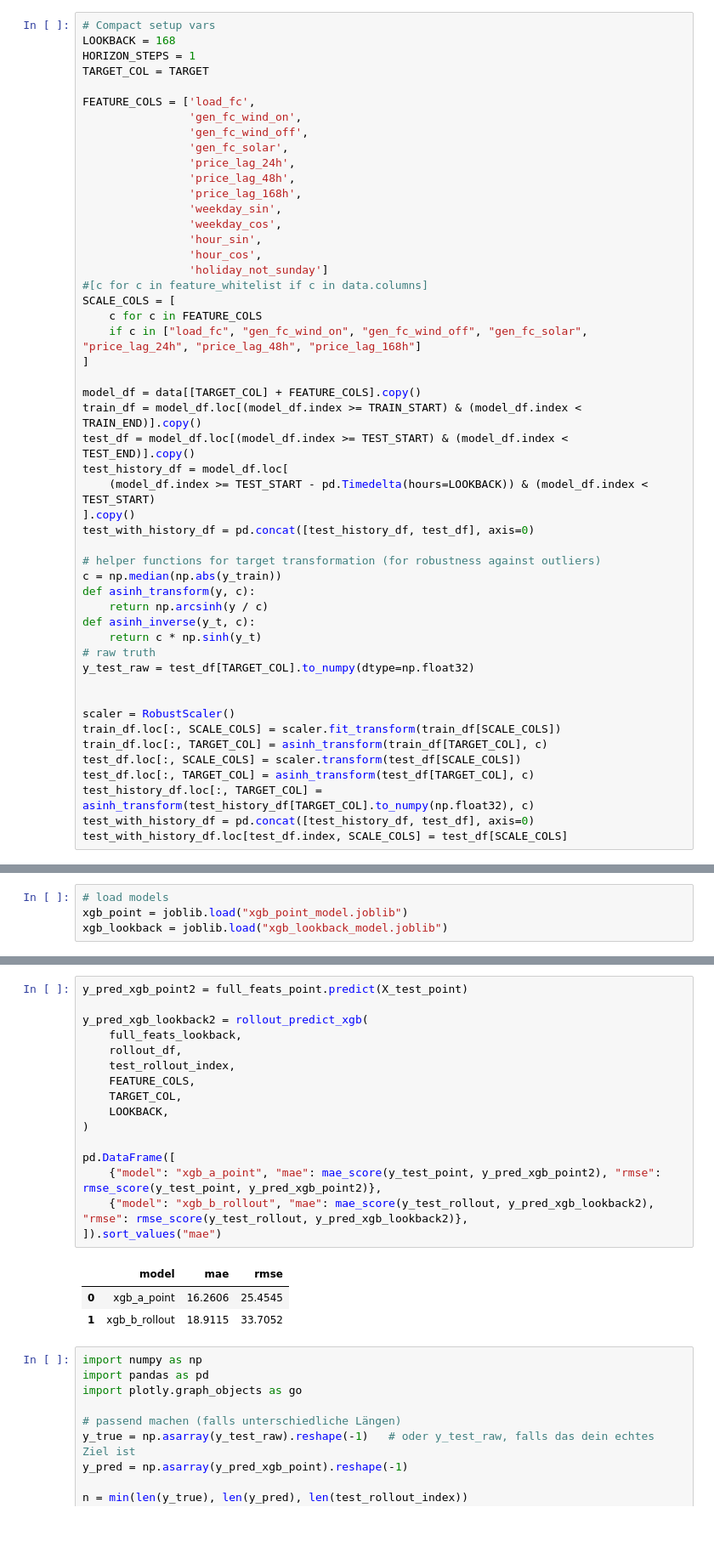
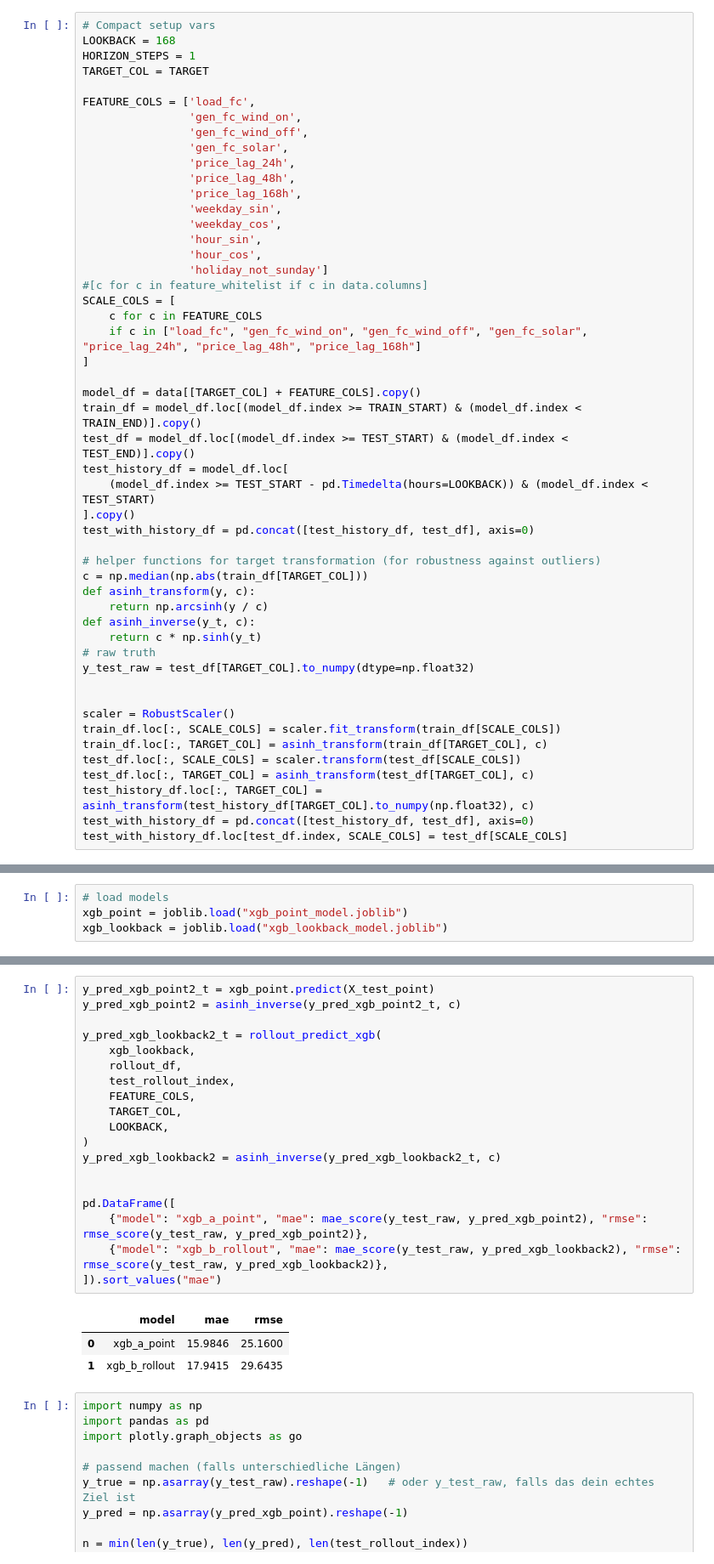
Before and after one commit to ds24m048/masters-thesis, a Jupyter notebook: price-forecast.ipynb, the cells around one changed output, grey strips where cells are left out. Shown at 85% size. Drawn from its saved outputs; the diff is of its cells as text; blank space fills up the shorter version.

```diff
--- a/price-forecast.ipynb
+++ b/price-forecast.ipynb
@@ -366,7 +397,7 @@ test_history_df = model_df.loc[
 test_with_history_df = pd.concat([test_history_df, test_df], axis=0)
 
 # helper functions for target transformation (for robustness against outliers)
-c = np.median(np.abs(y_train))
+c = np.median(np.abs(train_df[TARGET_COL]))
 def asinh_transform(y, c):
     return np.arcsinh(y / c)
 def asinh_inverse(y_t, c):
@@ -693,23 +720,26 @@ scores
 # %%
-y_pred_xgb_point2 = full_feats_point.predict(X_test_point)
+y_pred_xgb_point2_t = xgb_point.predict(X_test_point)
+y_pred_xgb_point2 = asinh_inverse(y_pred_xgb_point2_t, c)
 
-y_pred_xgb_lookback2 = rollout_predict_xgb(
-    full_feats_lookback,
+y_pred_xgb_lookback2_t = rollout_predict_xgb(
+    xgb_lookback,
     rollout_df,
     test_rollout_index,
     FEATURE_COLS,
     TARGET_COL,
     LOOKBACK,
 )
+y_pred_xgb_lookback2 = asinh_inverse(y_pred_xgb_lookback2_t, c)
+
 
 pd.DataFrame([
-    {"model": "xgb_a_point", "mae": mae_score(y_test_point, y_pred_xgb_point2), "rmse": rmse_score(y_test_point, y_pred_xgb_point2)},
-    {"model": "xgb_b_rollout", "mae": mae_score(y_test_rollout, y_pred_xgb_lookback2), "rmse": rmse_score(y_test_rollout, y_pred_xgb_lookback2)},
+    {"model": "xgb_a_point", "mae": mae_score(y_test_raw, y_pred_xgb_point2), "rmse": rmse_score(y_test_raw, y_pred_xgb_point2)},
+    {"model": "xgb_b_rollout", "mae": mae_score(y_test_raw, y_pred_xgb_lookback2), "rmse": rmse_score(y_test_raw, y_pred_xgb_lookback2)},
 ]).sort_values("mae")
 # %% [output]
 |  | model | mae | rmse |
-| 0 | xgb_a_point | 16.2606 | 25.4545 |
-| 1 | xgb_b_rollout | 18.9115 | 33.7052 |
+| 0 | xgb_a_point | 15.9846 | 25.1600 |
+| 1 | xgb_b_rollout | 17.9415 | 29.6435 |
 # %%
 import numpy as np
 import pandas as pd
```
Also changed, not shown: parts of 6 cells of this notebook, 4 other files.
